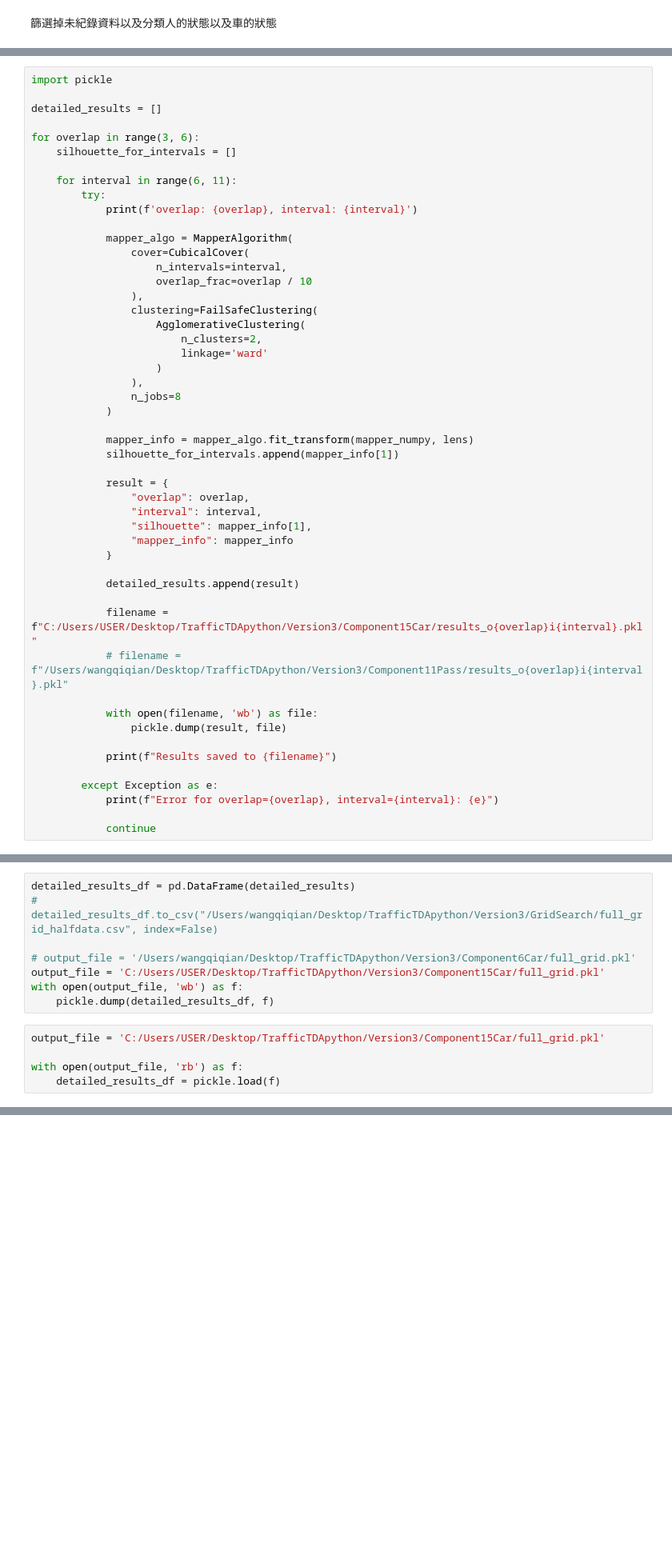
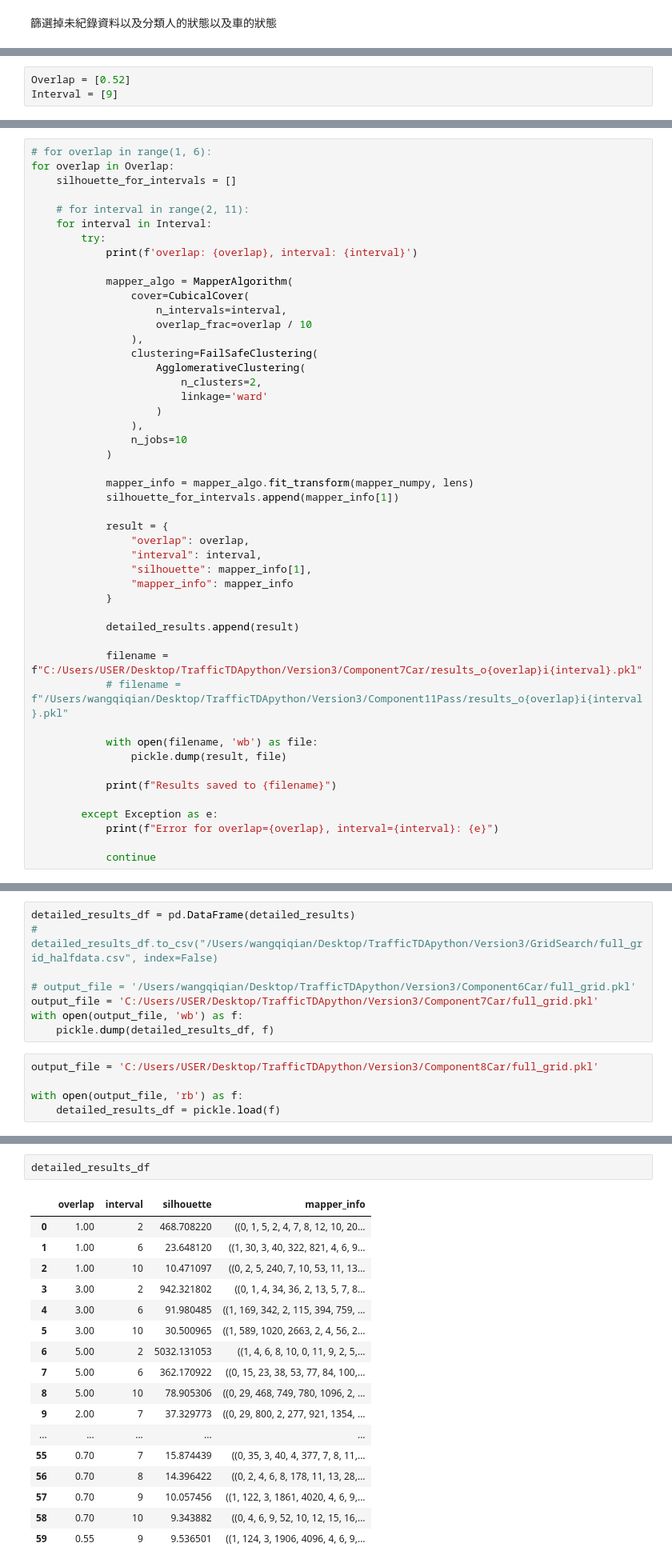
Before and after one commit to kennywang112/TrafficTDApython, a Jupyter notebook: Version3/Car.ipynb, the cells around one changed output, grey strips where cells are left out. Shown at 80% size. Drawn from its saved outputs; the diff is of its cells as text; blank space fills up the shorter version.

```diff
--- a/Version3/Car.ipynb
+++ b/Version3/Car.ipynb
@@ -290,0 +317,3 @@ plt.show()
+# %%
+Overlap = [0.52]
+Interval = [9]
@@ -291,12 +322,10 @@ plt.show()
 # %%
-import pickle
-
-detailed_results = []
-
-for overlap in range(3, 6):
+# for overlap in range(1, 6):
+for overlap in Overlap:
     silhouette_for_intervals = []
 
-    for interval in range(6, 11):
+    # for interval in range(2, 11):
+    for interval in Interval:
         try:
             print(f'overlap: {overlap}, interval: {interval}')
 
@@ -311,7 +340,7 @@ for overlap in range(3, 6):
                         linkage='ward'
                     )
                 ),
-                n_jobs=8
+                n_jobs=10
             )
 
             mapper_info = mapper_algo.fit_transform(mapper_numpy, lens)
@@ -326,7 +355,7 @@ for overlap in range(3, 6):
 
             detailed_results.append(result)
 
-            filename = f"C:/Users/USER/Desktop/TrafficTDApython/Version3/Component15Car/results_o{overlap}i{interval}.pkl"
+            filename = f"C:/Users/USER/Desktop/TrafficTDApython/Version3/Component7Car/results_o{overlap}i{interval}.pkl"
             # filename = f"/Users/wangqiqian/Desktop/TrafficTDApython/Version3/Component11Pass/results_o{overlap}i{interval}.pkl"
 
             with open(filename, 'wb') as file:
@@ -368,11 +375,11 @@ detailed_results_df = pd.DataFrame(detailed_results)
 # detailed_results_df.to_csv("/Users/wangqiqian/Desktop/TrafficTDApython/Version3/GridSearch/full_grid_halfdata.csv", index=False)
 
 # output_file = '/Users/wangqiqian/Desktop/TrafficTDApython/Version3/Component6Car/full_grid.pkl'
-output_file = 'C:/Users/USER/Desktop/TrafficTDApython/Version3/Component15Car/full_grid.pkl'
+output_file = 'C:/Users/USER/Desktop/TrafficTDApython/Version3/Component7Car/full_grid.pkl'
 with open(output_file, 'wb') as f:
     pickle.dump(detailed_results_df, f)
 # %%
-output_file = 'C:/Users/USER/Desktop/TrafficTDApython/Version3/Component15Car/full_grid.pkl'
+output_file = 'C:/Users/USER/Desktop/TrafficTDApython/Version3/Component8Car/full_grid.pkl'
 
 with open(output_file, 'rb') as f:
     detailed_results_df = pickle.load(f)
@@ -388,0 +411,20 @@ from plots import *
+# %%
+detailed_results_df
+# %% [output]
+|  | overlap | interval | silhouette | mapper_info |
+| 0 | 1.00 | 2 | 468.708220 | ((0, 1, 5, 2, 4, 7, 8, 12, 10, 20... |
+| 1 | 1.00 | 6 | 23.648120 | ((1, 30, 3, 40, 322, 821, 4, 6, 9... |
+| 2 | 1.00 | 10 | 10.471097 | ((0, 2, 5, 240, 7, 10, 53, 11, 13... |
+| 3 | 3.00 | 2 | 942.321802 | ((0, 1, 4, 34, 36, 2, 13, 5, 7, 8... |
+| 4 | 3.00 | 6 | 91.980485 | ((1, 169, 342, 2, 115, 394, 759, ... |
+| 5 | 3.00 | 10 | 30.500965 | ((1, 589, 1020, 2663, 2, 4, 56, 2... |
+| 6 | 5.00 | 2 | 5032.131053 | ((1, 4, 6, 8, 10, 0, 11, 9, 2, 5,... |
+| 7 | 5.00 | 6 | 362.170922 | ((0, 15, 23, 38, 53, 77, 84, 100,... |
+| 8 | 5.00 | 10 | 78.905306 | ((0, 29, 468, 749, 780, 1096, 2, ... |
+| 9 | 2.00 | 7 | 37.329773 | ((0, 29, 800, 2, 277, 921, 1354, ... |
+| ... | ... | ... | ... | ... |
+| 55 | 0.70 | 7 | 15.874439 | ((0, 35, 3, 40, 4, 377, 7, 8, 11,... |
+| 56 | 0.70 | 8 | 14.396422 | ((0, 2, 4, 6, 8, 178, 11, 13, 28,... |
+| 57 | 0.70 | 9 | 10.057456 | ((1, 122, 3, 1861, 4020, 4, 6, 9,... |
+| 58 | 0.70 | 10 | 9.343882 | ((0, 4, 6, 9, 52, 10, 12, 15, 16,... |
+| 59 | 0.55 | 9 | 9.536501 | ((1, 124, 3, 1906, 4096, 4, 6, 9,... |
```
Also changed, not shown: parts of 26 cells of this notebook, 24 other files.
